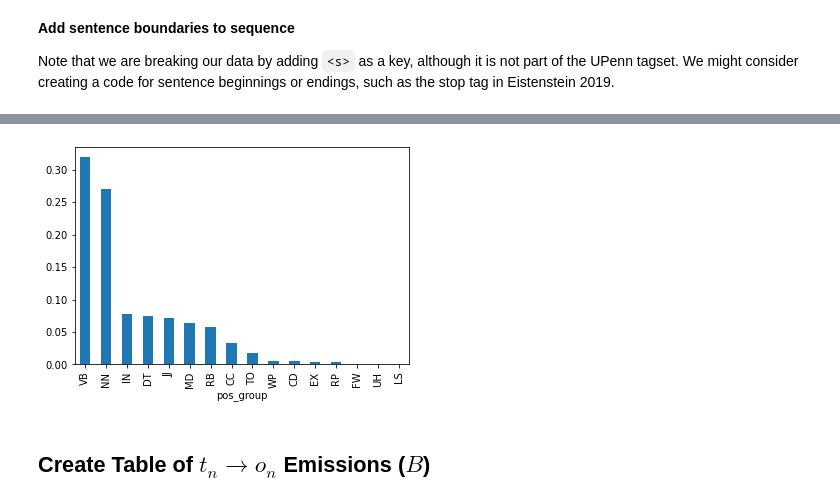
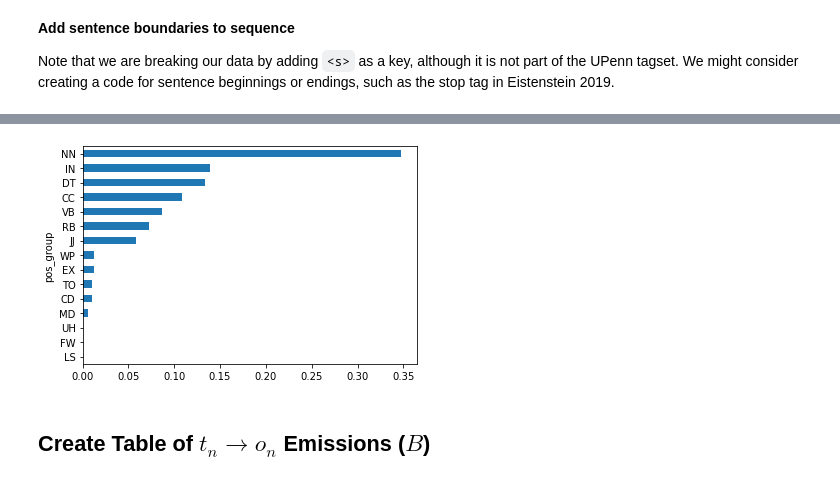
Before and after one commit to ontoligent/DS5001-2022-01-OLD, a Jupyter notebook: M04_NLP/M04_02_HMM.ipynb, the cells around one changed output, grey strips where cells are left out. Saved outputs shown, nothing was run; the diff lists cells and outputs as text; code cells hidden in the pictures.

```diff
--- a/M04_NLP/M04_02_HMM.ipynb
+++ b/M04_NLP/M04_02_HMM.ipynb
@@ -309 +254,5 @@ PI.index.name = 'pos_group'
+# %%
+PI = TOKEN.query("token_num == 0").pos_group.value_counts().to_frame('n').sort_index()
+PI.index.name = 'pos_group'
+PI['cp'] = PI.n / PI.n.sum()
 # %%
@@ -311,6 +278,6 @@ PI.index.name = 'pos_group'
 # %%
-PI.sort_values('cp', ascending=False).cp.plot.bar();
+PI.sort_values('cp', ascending=True).cp.plot.barh();
 # %% [output]
-[figure, old version]
+[figure, new version]
 # %% [markdown]
 ## Create Table of $t_n \rightarrow o_n$ Emissions ($ B $)
```
Also changed, not shown: parts of 74 cells of this notebook.
